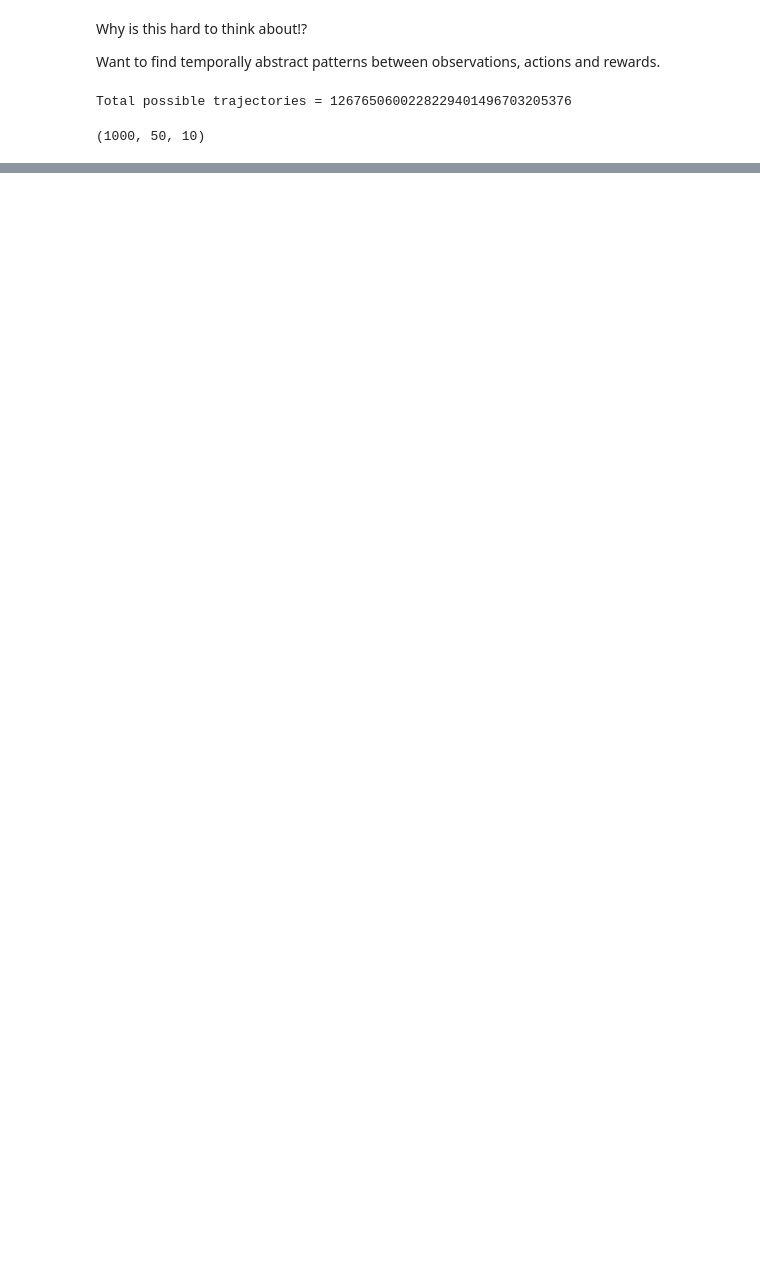
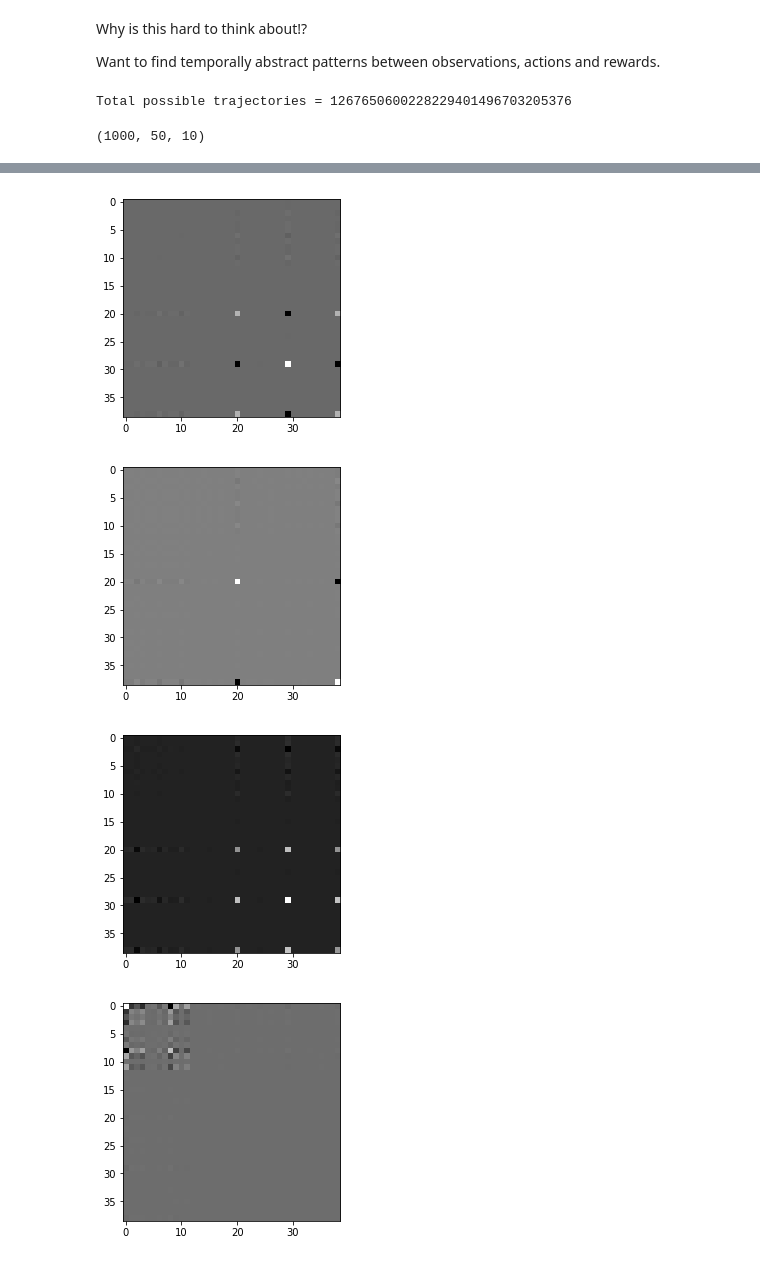
Before and after one commit to act65/masters-thesis, a Jupyter notebook: sprints/hrl/eigen-options.ipynb, the cells around one changed output, grey strips where cells are left out. Drawn from its saved outputs; the diff is of its cells as text; code cells hidden in the pictures; blank space fills up the shorter version.

```diff
--- a/sprints/hrl/eigen-options.ipynb
+++ b/sprints/hrl/eigen-options.ipynb
@@ -76,0 +105,13 @@ corr /= dataset.shape[0]  # need to normalise!?
+# %%
+for i in range(10):
+    # these are not interpretable... want to use atari. but obs space is too big...
+    D = np.zeros([u.shape[0], v.shape[0]])
+    D[i,i] = s[i]
+    rankoneproj = np.dot(np.dot(u, D), v)
+    plt.figure()
+    plt.imshow(rankoneproj, interpolation='nearest', cmap='gray')
+# %% [output]
+[figure, added]
+[figure, added]
+[figure, added]
+[figure, added]
```
Also changed, not shown: parts of 22 cells of this notebook, 3 other files.
